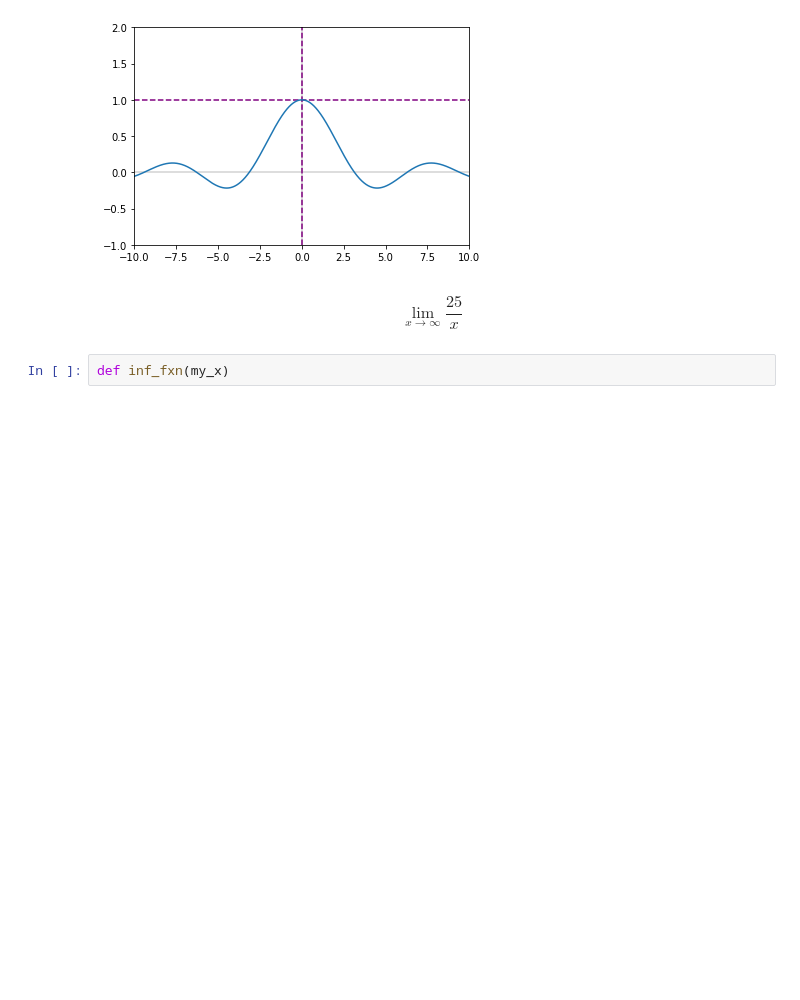
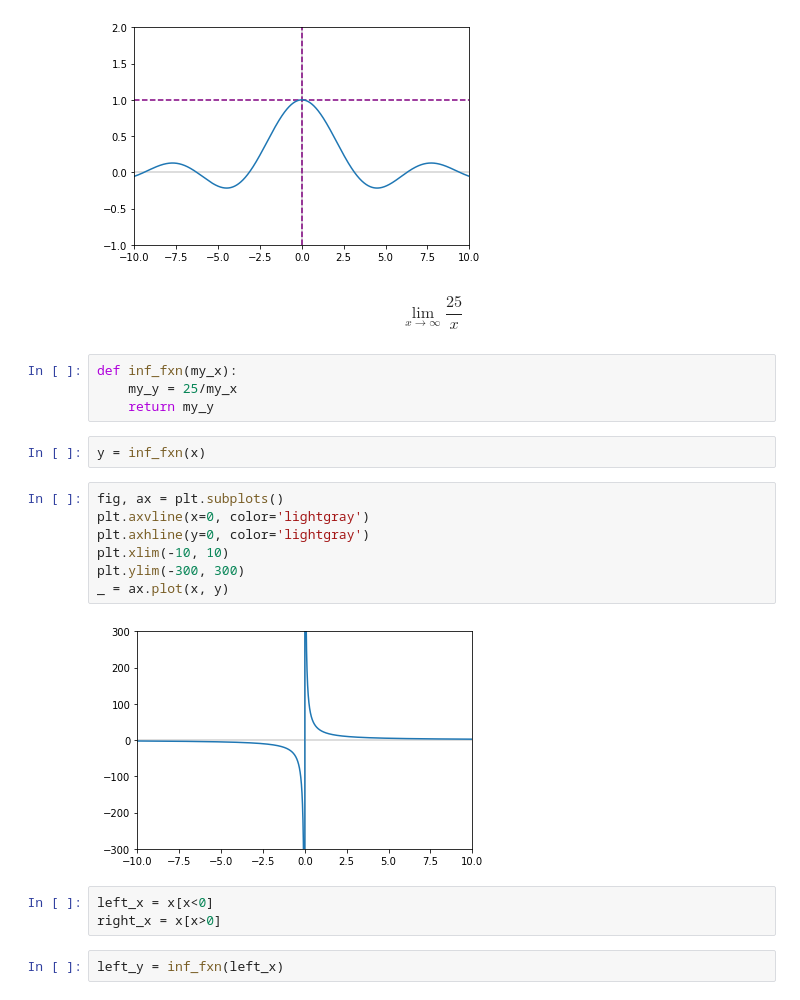
Before and after one commit to irawan09/Machine_Learning, a Jupyter notebook: Mathematical Foundations of ML/3 - Calculus I.ipynb, the cells around one changed output. Saved outputs shown, nothing was run; the diff lists cells and outputs as text; blank space fills up the shorter version.

```diff
--- a/Mathematical Foundations of ML/3 - Calculus I.ipynb
+++ b/Mathematical Foundations of ML/3 - Calculus I.ipynb
@@ -171,4 +171,22 @@ _ = ax.plot(x,y)
 # %% [markdown]
 $$ \lim_{x \to \infty} \frac{25}{x} $$
 # %%
-def inf_fxn(my_x)
+def inf_fxn(my_x):
+    my_y = 25/my_x
+    return my_y
+# %%
+y = inf_fxn(x)
+# %%
+fig, ax = plt.subplots()
+plt.axvline(x=0, color='lightgray')
+plt.axhline(y=0, color='lightgray')
+plt.xlim(-10, 10)
+plt.ylim(-300, 300)
+_ = ax.plot(x, y)
+# %% [output]
+[figure, added]
+# %%
+left_x = x[x<0]
+right_x = x[x>0]
+# %%
+left_y = inf_fxn(left_x)
```
Also changed, not shown: parts of 28 cells of this notebook.
